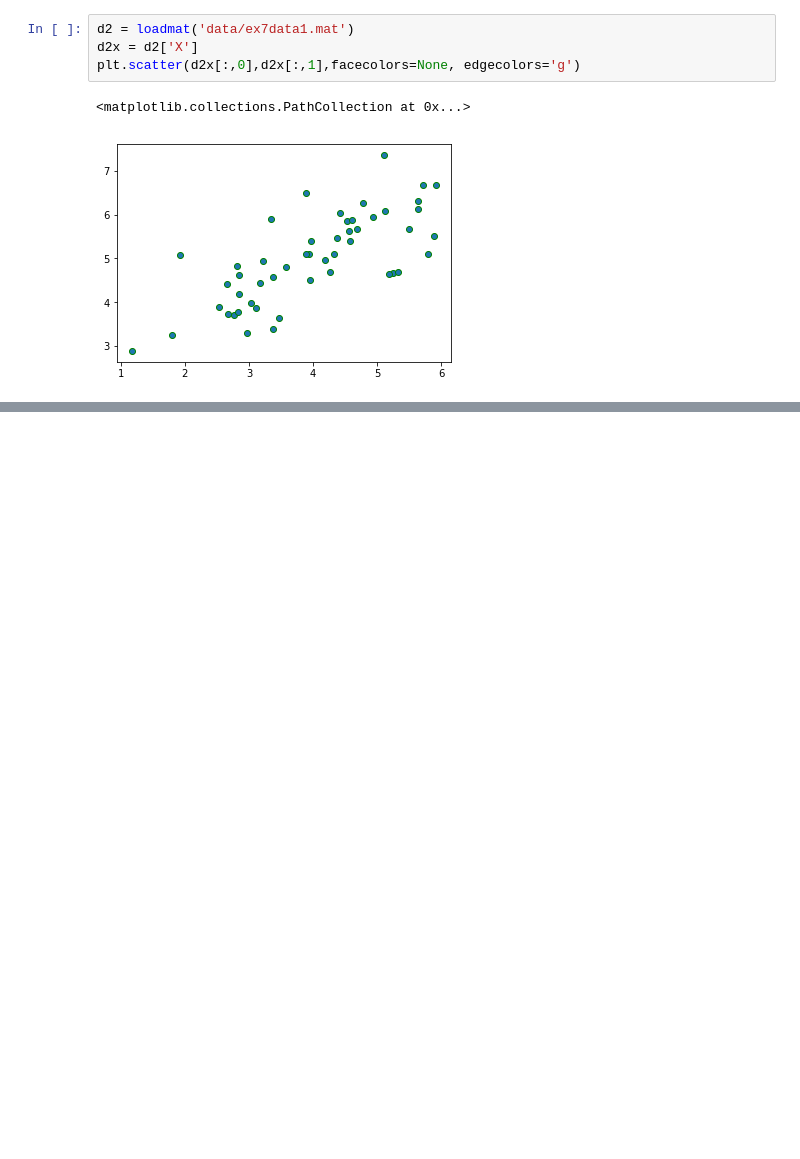
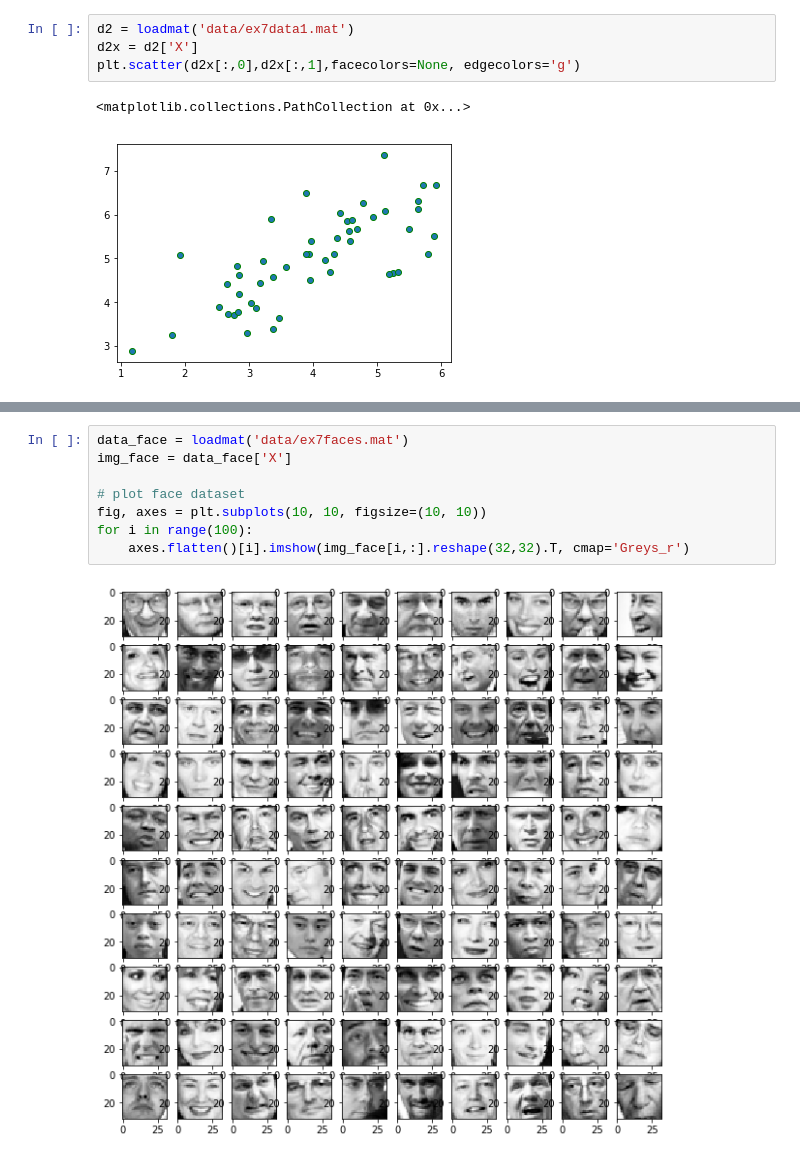
Before and after one commit to fransoaardi/coursera-ml, a Jupyter notebook: Ex07-K-means Clustering and Principal Component Analysis.ipynb, the cells around one changed output, grey strips where cells are left out. Cells and saved outputs as stored; diff of their text form; blank space fills up the shorter version.

```diff
--- a/Ex07-K-means Clustering and Principal Component Analysis.ipynb
+++ b/Ex07-K-means Clustering and Principal Component Analysis.ipynb
@@ -136,0 +180,10 @@ plt.scatter(d2x[:,0],d2x[:,1],facecolors=None, edgecolors='g')
+# %%
+data_face = loadmat('data/ex7faces.mat')
+img_face = data_face['X']
+
+# plot face dataset
+fig, axes = plt.subplots(10, 10, figsize=(10, 10))
+for i in range(100):
+    axes.flatten()[i].imshow(img_face[i,:].reshape(32,32).T, cmap='Greys_r')
+# %% [output]
+[figure, added]
```
Also changed, not shown: parts of 10 cells of this notebook, 1 other file.
